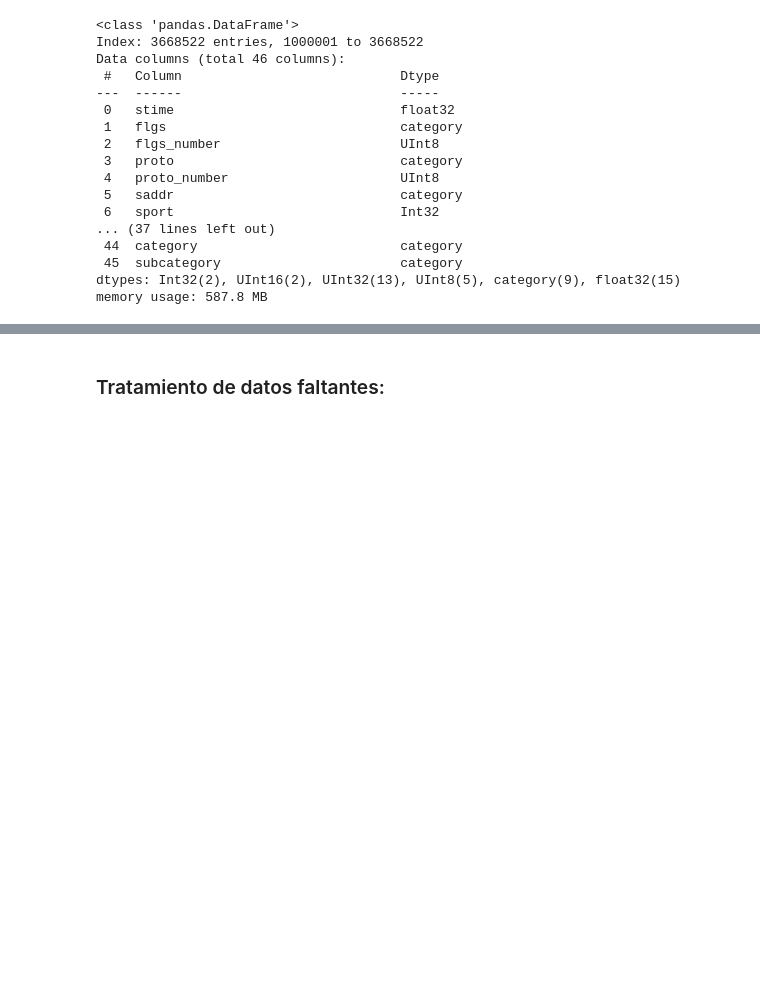
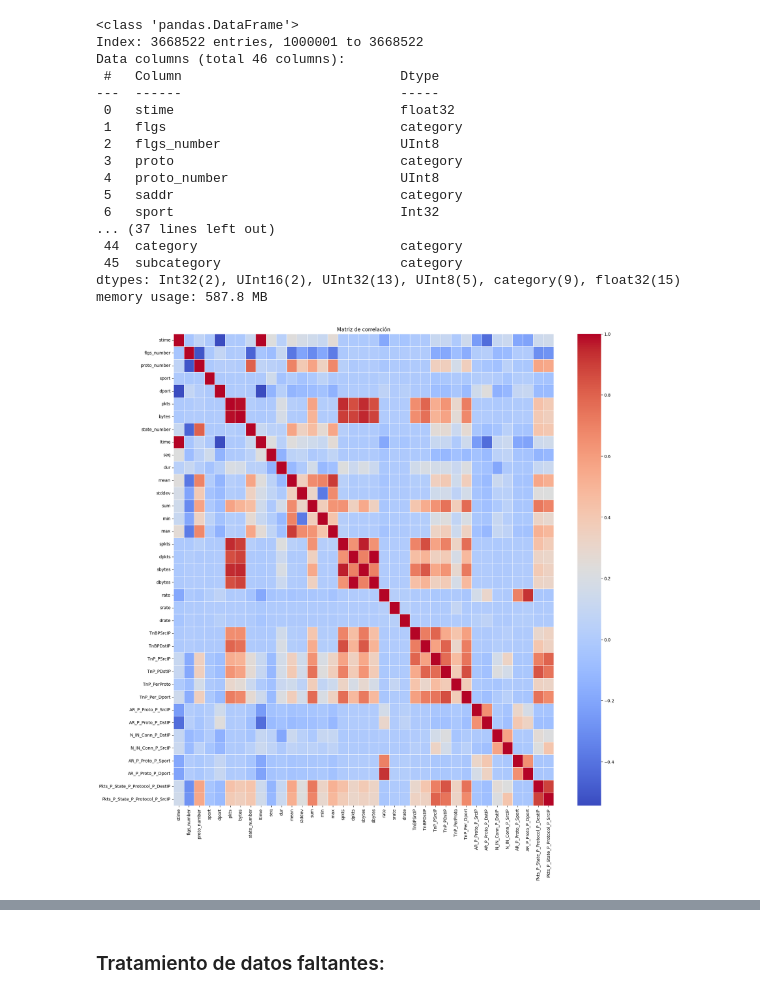
Before and after one commit to PabloDelaFuenteArteaga/autoencoders-ciberseguridad, a Jupyter notebook: notebooks/preprocesado.ipynb, the cells around one changed output, grey strips where cells are left out. Cells and saved outputs as stored; diff of their text form; code cells hidden in the pictures; blank space fills up the shorter version.

```diff
--- a/notebooks/preprocesado.ipynb
+++ b/notebooks/preprocesado.ipynb
@@ -133,3 +133,21 @@ Data columns (total 46 columns):
  45  subcategory                       category
 dtypes: Int32(2), UInt16(2), UInt32(13), UInt8(5), category(9), float32(15)
 memory usage: 587.8 MB
+# %%
+import seaborn as sns
+matriz_corr = df.corr(numeric_only=True)
+
+plt.figure(figsize=(20, 20))
+
+sns.heatmap(
+    matriz_corr,
+    annot=False,
+    fmt=".2f",
+    cmap="coolwarm",
+    linewidths=0.5
+)
+
+plt.title("Matriz de correlación")
+plt.show()
+# %% [output]
+[figure, added]
```
Also changed, not shown: parts of 16 cells of this notebook, 1 other file.
